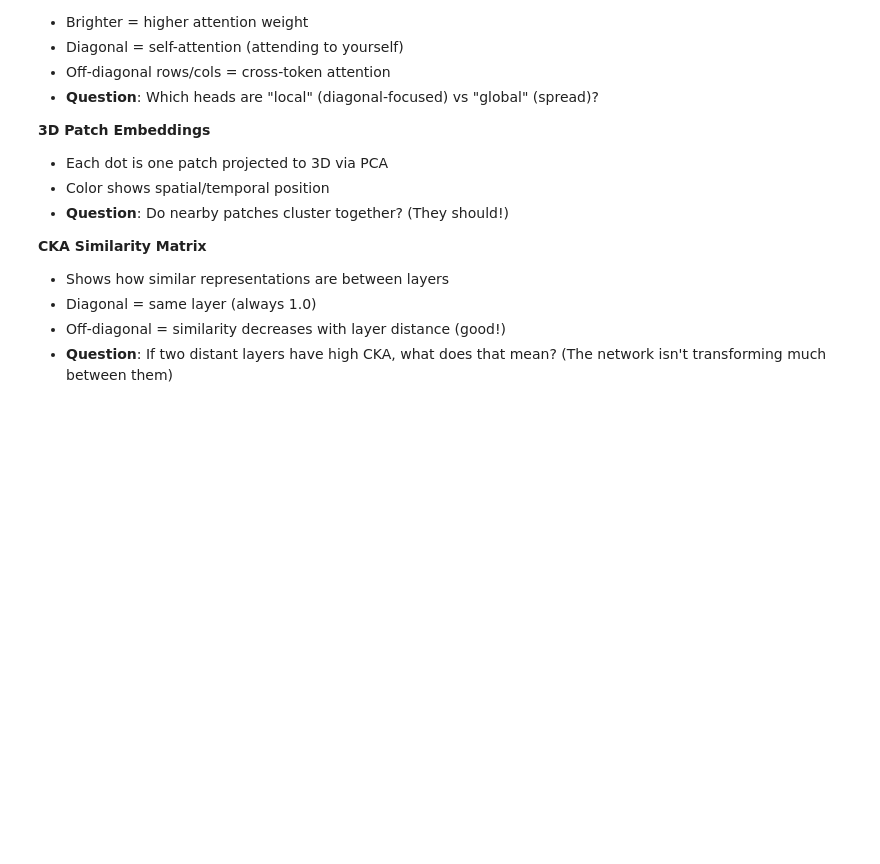
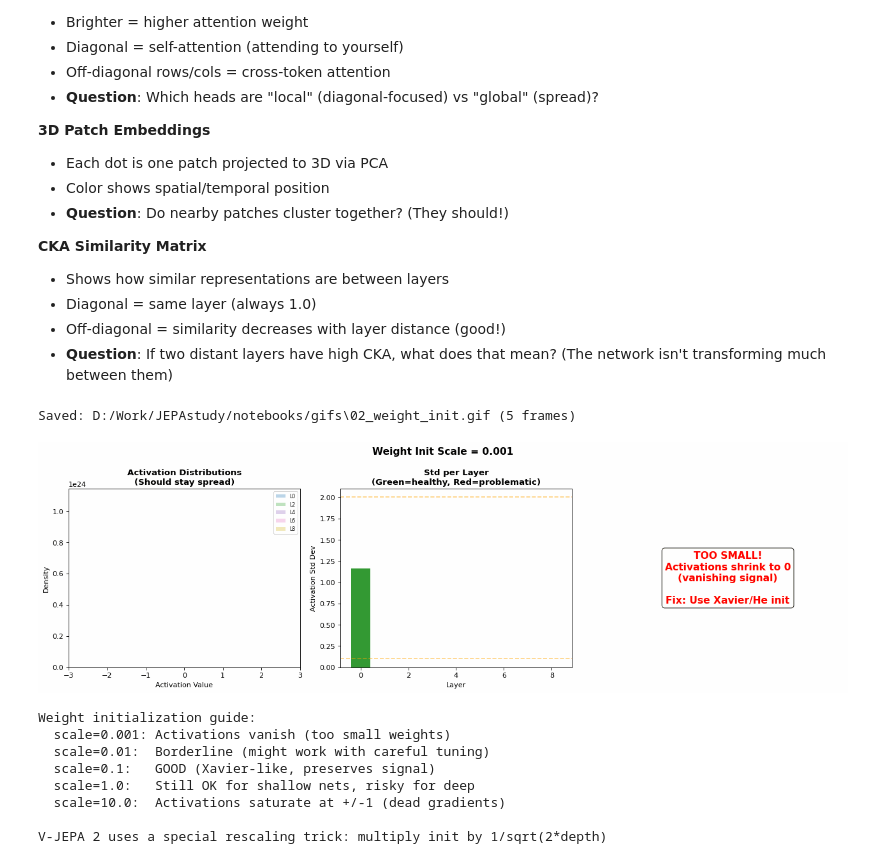
Before and after one commit to JeffrinSam/JEPAstudy, a Jupyter notebook: notebooks/02_VJEPA2_Architecture.ipynb, the cells around one changed output. Drawn from its saved outputs; the diff is of its cells as text; code cells hidden in the pictures; blank space fills up the shorter version.

```diff
--- a/notebooks/02_VJEPA2_Architecture.ipynb
+++ b/notebooks/02_VJEPA2_Architecture.ipynb
@@ -2400,6 +2590,11 @@ When computing $q_i^T k_j$ with RoPE, the rotation angles for positions $i$ and
 - Off-diagonal = similarity decreases with layer distance (good!)
 - **Question**: If two distant layers have high CKA, what does that mean? (The network isn't transforming much between them)
 # %%
+import os, io, torch, numpy as np
+import matplotlib
+matplotlib.use("Agg")
+import matplotlib.pyplot as plt
+from PIL import Image as PILImage
 # ============================================================
 # GIF: WEIGHT INITIALIZATION AND ITS EFFECT
 # Watch how different initialization scales affect training
@@ -2412,11 +2607,10 @@ import torch
 import torch.nn as nn
 from PIL import Image
 import io
-os.makedirs('gifs', exist_ok=True)
+_gifs_dir = r'D:/Work/JEPAstudy/notebooks/gifs'
+os.makedirs(_gifs_dir, exist_ok=True)
 
 def create_init_gif():
-    np.random.seed(42)
-
     init_scales = [0.001, 0.01, 0.1, 1.0, 10.0]
     n_layers = 8
     dim = 32
@@ -2461,51 +2655,50 @@ def create_init_gif():
         ax = axes[2]
         ax.axis('off')
         if scale < 0.01:
-            diagnosis = "TOO SMALL!
-Activations shrink to 0
-(vanishing signal)
-
-Fix: Use Xavier/He init"
+            diagnosis = "TOO SMALL!\nActivations shrink to 0\n(vanishing signal)\n\nFix: Use Xavier/He init"
             color = 'red'
         elif scale > 5:
-            diagnosis = "TOO LARGE!
-Activations saturate at +/-1
-(vanishing gradients)
-
-Fix: Use Xavier/He init"
+            diagnosis = "TOO LARGE!\nActivations saturate at +/-1\n(vanishing gradients)\n\nFix: Use Xavier/He init"
             color = 'red'
         else:
-            diagnosis = "GOOD!
-Activations stay spread
-across all layers
-
-This is what Xavier init achieves"
+            diagnosis = "GOOD!\nActivations stay spread\nacross all layers\n\nThis is what Xavier init achieves"
             color = 'green'
         ax.text(0.5, 0.5, diagnosis, ha='center', va='center', fontsize=14,
                fontweight='bold', color=color, transform=ax.transAxes,
                bbox=dict(boxstyle='round', facecolor='lightyellow', alpha=0.8))
 
         plt.tight_layout()
         buf = io.BytesIO()
         fig.savefig(buf, format='png', dpi=80, bbox_inches='tight')
         buf.seek(0)
         frames.append(Image.open(buf).copy())
         buf.close()
         plt.close(fig)
 
-    gif_path = 'gifs/02_weight_init.gif'
+    gif_path = os.path.join(_gifs_dir, '02_weight_init.gif')
     frames[0].save(gif_path, save_all=True, append_images=frames[1:], duration=1000, loop=0)
     print(f"Saved: {gif_path} ({len(frames)} frames)")
     return gif_path
 
 gif_path = create_init_gif()
 from IPython.display import Image as IPImage, display
 display(IPImage(filename=gif_path))
 
 print("\nWeight initialization guide:")
 print("  scale=0.001: Activations vanish (too small weights)")
 print("  scale=0.01:  Borderline (might work with careful tuning)")
 print("  scale=0.1:   GOOD (Xavier-like, preserves signal)")
 print("  scale=1.0:   Still OK for shallow nets, risky for deep")
 print("  scale=10.0:  Activations saturate at +/-1 (dead gradients)")
 print("\nV-JEPA 2 uses a special rescaling trick: multiply init by 1/sqrt(2*depth)")
+# %% [output]
+Saved: D:/Work/JEPAstudy/notebooks/gifs\02_weight_init.gif (5 frames)
+[figure, added]
+Weight initialization guide:
+  scale=0.001: Activations vanish (too small weights)
+  scale=0.01:  Borderline (might work with careful tuning)
+  scale=0.1:   GOOD (Xavier-like, preserves signal)
+  scale=1.0:   Still OK for shallow nets, risky for deep
+  scale=10.0:  Activations saturate at +/-1 (dead gradients)
+
+V-JEPA 2 uses a special rescaling trick: multiply init by 1/sqrt(2*depth)
```
Also changed, not shown: parts of 25 cells of this notebook, 16 other files.
